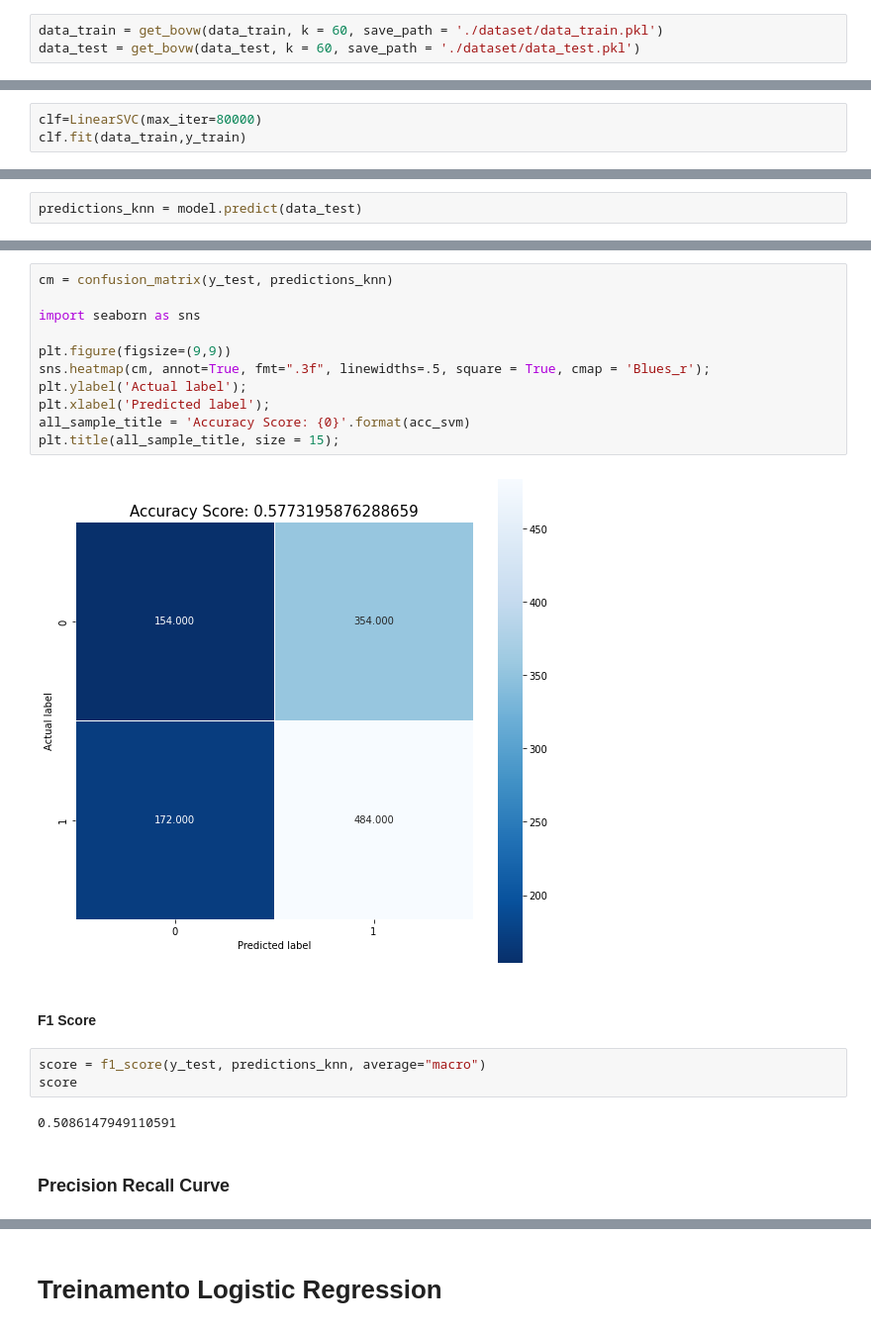
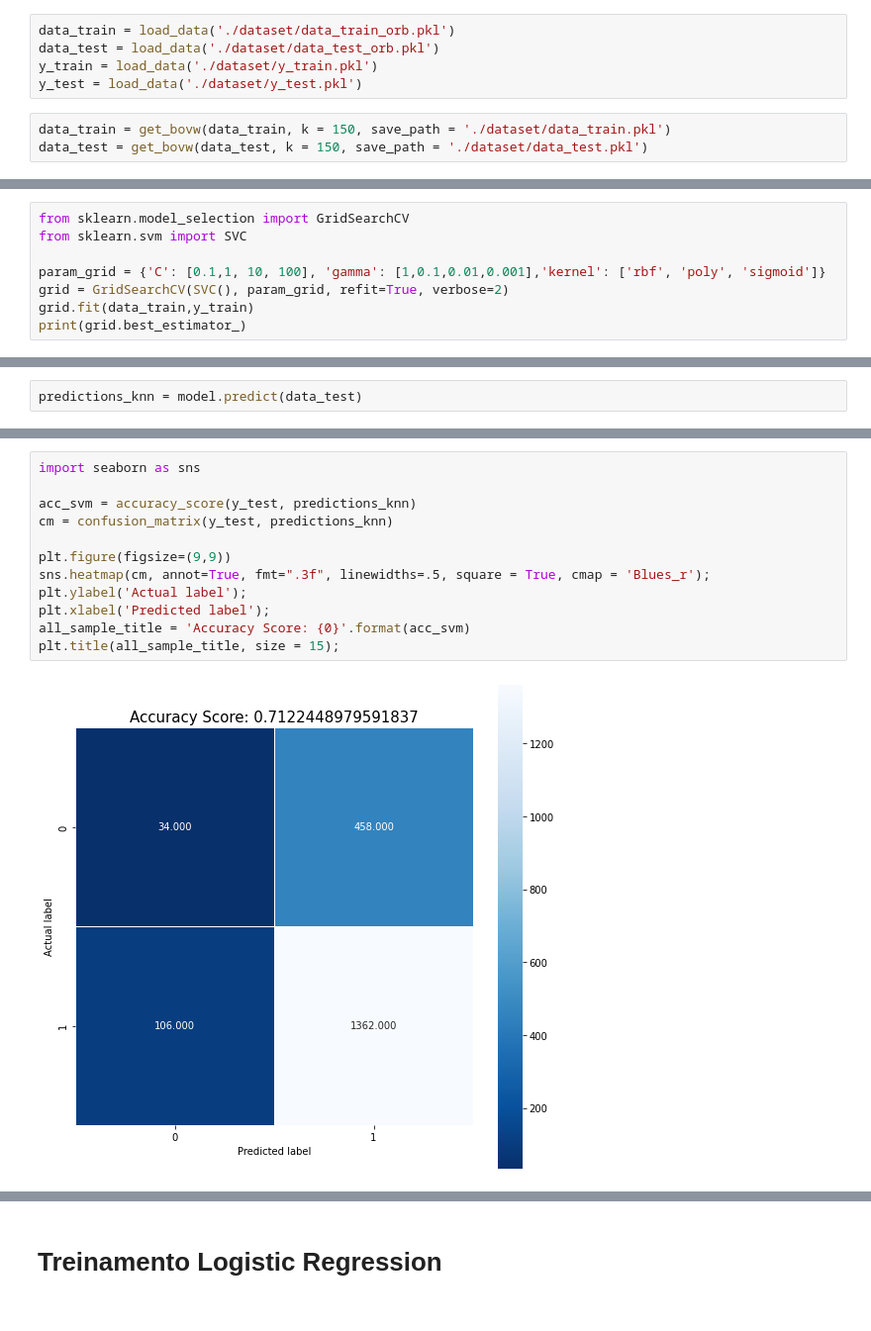
Before and after one commit to joaobarros05/teste, a Jupyter notebook: questao1.ipynb, the cells around one changed output, grey strips where cells are left out. Shown: that part at 99% size. Cells and saved outputs as stored; diff of their text form.

```diff
--- a/questao1.ipynb
+++ b/questao1.ipynb
@@ -200,3 +200,8 @@ data_train.shape
+# %%
+data_train = load_data('./dataset/data_train_orb.pkl')
+data_test = load_data('./dataset/data_test_orb.pkl')
+y_train = load_data('./dataset/y_train.pkl')
+y_test = load_data('./dataset/y_test.pkl')
 # %%
-data_train = get_bovw(data_train, k = 60, save_path = './dataset/data_train.pkl')
-data_test = get_bovw(data_test, k = 60, save_path = './dataset/data_test.pkl')
+data_train = get_bovw(data_train, k = 150, save_path = './dataset/data_train.pkl')
+data_test = get_bovw(data_test, k = 150, save_path = './dataset/data_test.pkl')
@@ -206,6 +216,3 @@ save_data(y_train, './dataset/y_train.pkl')
 save_data(y_test, './dataset/y_test.pkl')
 # %% [markdown]
 # Treinamento SVM
-# %%
-clf=LinearSVC(max_iter=80000)
-clf.fit(data_train,y_train)
@@ -225,0 +223,8 @@ acc_svm
+# %%
+from sklearn.model_selection import GridSearchCV
+from sklearn.svm import SVC
+
+param_grid = {'C': [0.1,1, 10, 100], 'gamma': [1,0.1,0.01,0.001],'kernel': ['rbf', 'poly', 'sigmoid']}
+grid = GridSearchCV(SVC(), param_grid, refit=True, verbose=2)
+grid.fit(data_train,y_train)
+print(grid.best_estimator_)
@@ -291,22 +312,14 @@ acc_knn
 # %%
+import seaborn as sns
+
+acc_svm = accuracy_score(y_test, predictions_knn)
 cm = confusion_matrix(y_test, predictions_knn)
-
-import seaborn as sns
 
 plt.figure(figsize=(9,9))
 sns.heatmap(cm, annot=True, fmt=".3f", linewidths=.5, square = True, cmap = 'Blues_r');
 plt.ylabel('Actual label');
 plt.xlabel('Predicted label');
 all_sample_title = 'Accuracy Score: {0}'.format(acc_svm)
 plt.title(all_sample_title, size = 15);
 # %% [output]
-[figure, old version]
+[figure, new version]
-# %% [markdown]
-#### F1 Score
-# %%
-score = f1_score(y_test, predictions_knn, average="macro")
-score
-# %% [output]
-0.5086147949110591
-# %% [markdown]
-### Precision Recall Curve
```
Also changed, not shown: parts of 41 cells of this notebook, 2 other files.
